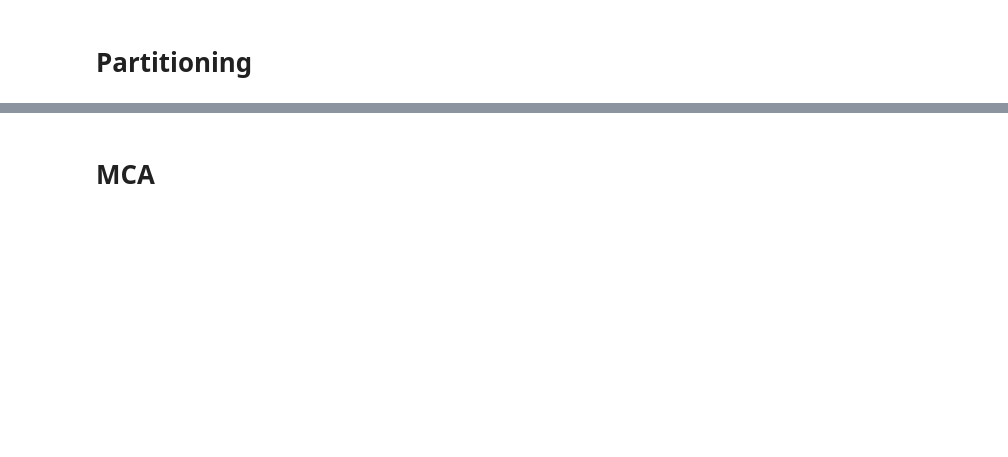
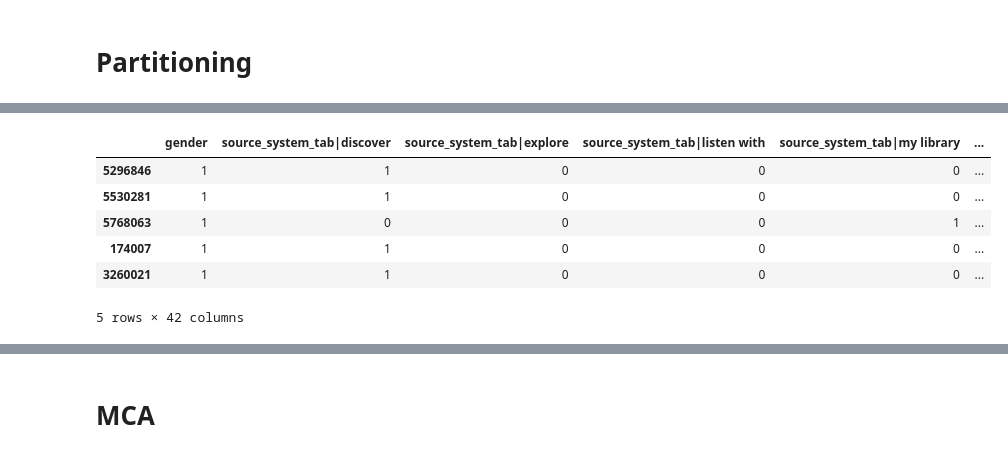
Before and after one commit to RaquelNeedsCoffee/PracticaAPA, a Jupyter notebook: Contest/Code/MCA Jupyter.ipynb, the cells around one changed output, grey strips where cells are left out. Saved outputs shown, nothing was run; the diff lists cells and outputs as text; code cells hidden in the pictures; blank space fills up the shorter version.

```diff
--- a/Contest/Code/MCA Jupyter.ipynb
+++ b/Contest/Code/MCA Jupyter.ipynb
@@ -2,16 +2,17 @@
 import pandas as pd
 import numpy as np
 from mca import diagsvd
+# import mca
 import functools
 import sklearn.model_selection as ms
 from sklearn.preprocessing import StandardScaler as stdc
 import gc
 import _pickle as pickle
-categorical = ['source_system_tab','source_type','gender','city']
+categorical = ['source_system_tab','source_type','gender','city','bd']
 numerical = ['song_length', 'song_year']
 
 def standarize_data(df):
-	df[numerical] = stdc().fit_transform(df[numerical])
+	df = stdc().fit_transform(df)
 	return df
 # %%
 def split(X, y, proportion):
@@ -185,0 +77,14 @@ X_val
+# %%
+X_cat_train[X_cat_train.columns] = X_cat_train[X_cat_train.columns].astype(np.uint8)
+X_cat_test[X_cat_test.columns] = X_cat_test[X_cat_test.columns].astype(np.uint8)
+X_cat_val[X_cat_val.columns] = X_cat_val[X_cat_val.columns].astype(np.uint8)
+T_cat[T_cat.columns] = T_cat[T_cat.columns].astype(np.uint8)
+X_cat_test.head()
+# %% [output]
+|  | gender | source_system_tab|discover | source_system_tab|explore | source_system_tab|listen with | source_system_tab|my library | ... |
+| 5296846 | 1 | 1 | 0 | 0 | 0 | ... |
+| 5530281 | 1 | 1 | 0 | 0 | 0 | ... |
+| 5768063 | 1 | 0 | 0 | 0 | 1 | ... |
+| 174007 | 1 | 1 | 0 | 0 | 0 | ... |
+| 3260021 | 1 | 1 | 0 | 0 | 0 | ... |
+5 rows × 42 columns
```
Also changed, not shown: parts of 38 cells of this notebook, 3 other files.
